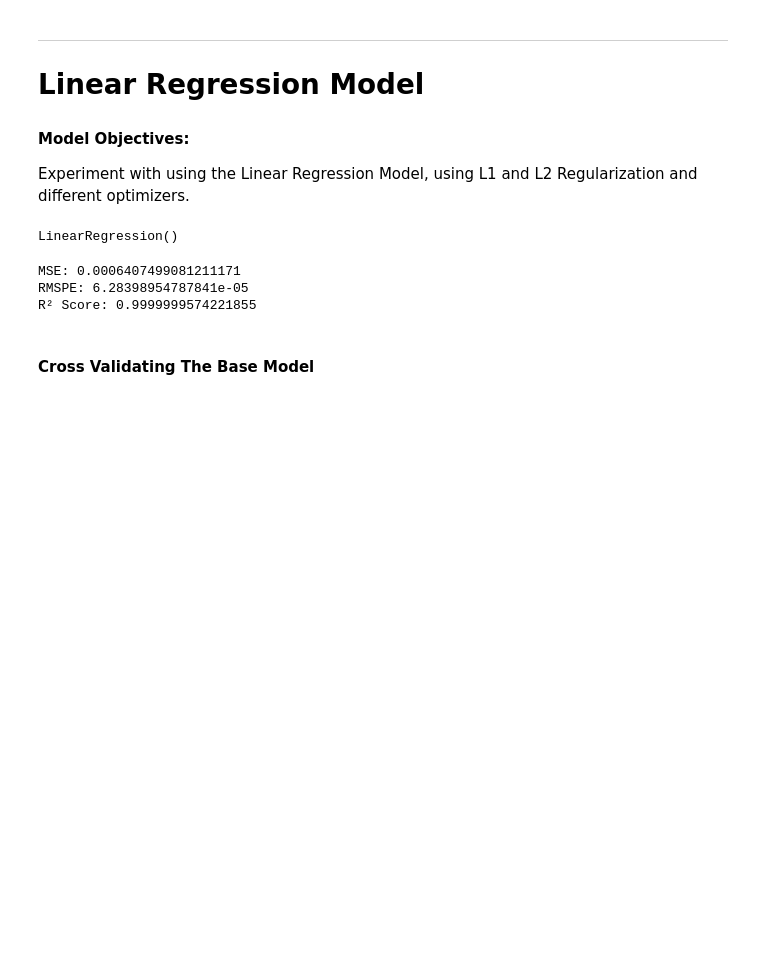
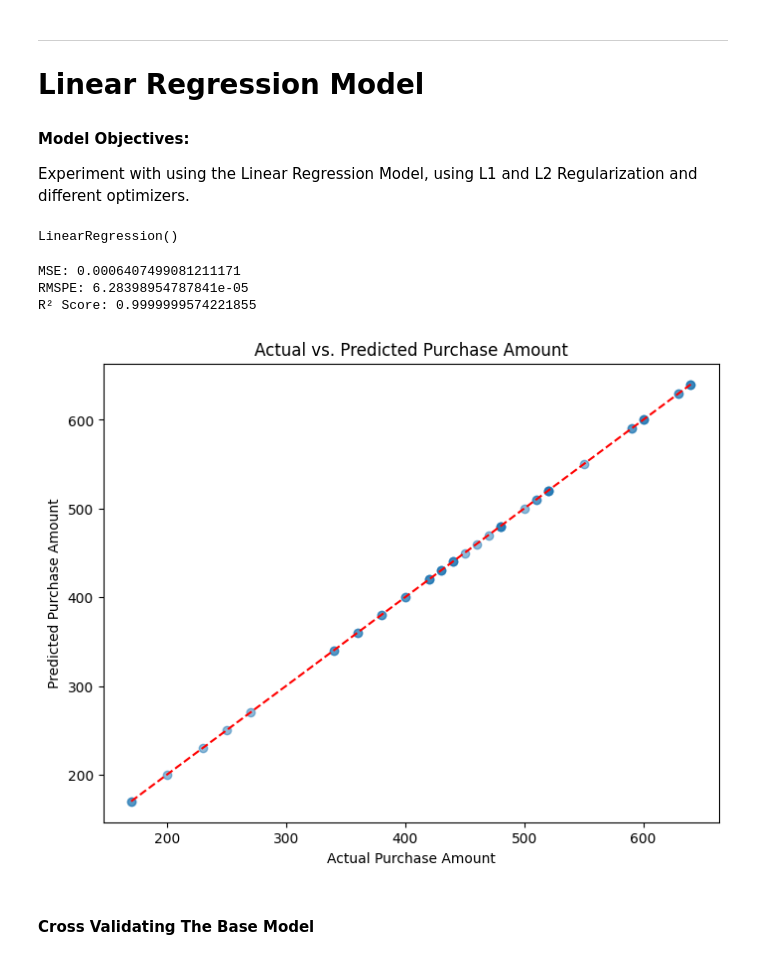
Before and after one commit to elioc1341/customer_purchasing_behaviour, a Jupyter notebook: experiments/LR/01.Linear_Regression_new.ipynb, the cells around one changed output. Saved outputs shown, nothing was run; the diff lists cells and outputs as text; code cells hidden in the pictures; blank space fills up the shorter version.

Commit message:
add plot graphs

```diff
--- a/experiments/LR/01.Linear_Regression_new.ipynb
+++ b/experiments/LR/01.Linear_Regression_new.ipynb
@@ -181,6 +180,17 @@ print("R² Score:", r2_score(y_test, y_pred))
 MSE: 0.0006407499081211171
 RMSPE: 6.28398954787841e-05
 R² Score: 0.9999999574221855
+# %%
+# Visualizing the results
+plt.figure(figsize=(8, 6))
+plt.scatter(y_test, y_pred, alpha=0.5)
+plt.xlabel("Actual Purchase Amount")
+plt.ylabel("Predicted Purchase Amount")
+plt.title("Actual vs. Predicted Purchase Amount")
+plt.plot([y_test.min(), y_test.max()], [y_test.min(), y_test.max()], 'r--')  # Diagonal line
+plt.show()
+# %% [output]
+[figure, added]
 # %% [markdown]
 #### Cross Validating The Base Model ####
 # %%
```
Also changed, not shown: parts of 9 cells of this notebook.
